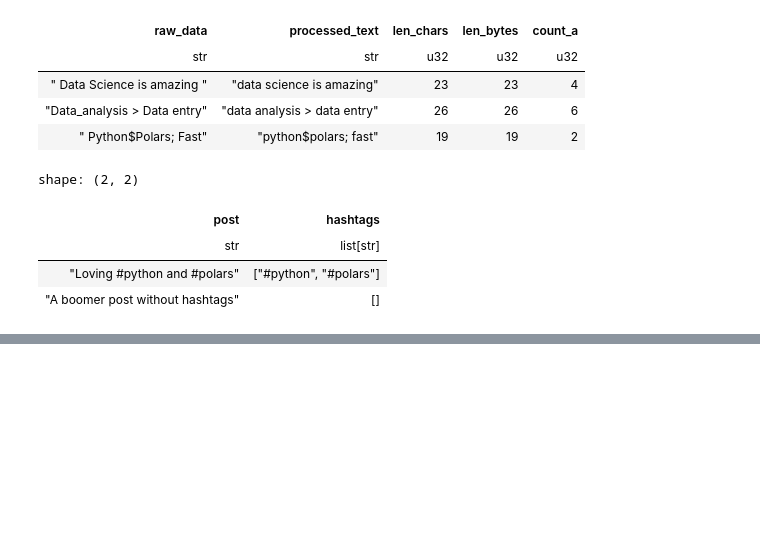
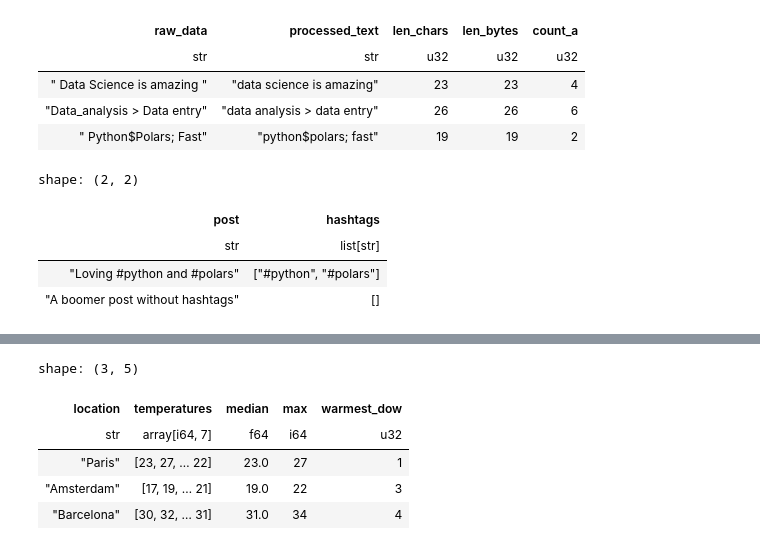
Before and after one commit to Sechi42/Polars, a Jupyter notebook: Chapter_12/Notebook_12.ipynb, the cells around one changed output, grey strips where cells are left out. Drawn from its saved outputs; the diff is of its cells as text; code cells hidden in the pictures; blank space fills up the shorter version.

```diff
--- a/Chapter_12/Notebook_12.ipynb
+++ b/Chapter_12/Notebook_12.ipynb
@@ -157,0 +686,20 @@ shape: (2, 2)
+# %%
+# Ejemplo reproducible: DataFrame con columna Array para temperaturas semanales por ciudad
+events = pl.DataFrame(
+    [
+        pl.Series(
+            "location", ["Paris", "Amsterdam", "Barcelona"], dtype=pl.String
+        ),
+        pl.Series(
+            "temperatures",
+            [
+                [23, 27, 21, 22, 24, 23, 22],
+                [17, 19, 15, 22, 18, 20, 21],
+                [30, 32, 28, 29, 34, 33, 31],
+            ],
+            dtype=pl.Array(pl.Int64, shape=7),
+        ),
+    ]
+)
+
+events
@@ -157,0 +713,13 @@ shape: (2, 2)
+# %%
+events.with_columns(
+    median=pl.col("temperatures").arr.median(),
+    max=pl.col("temperatures").arr.max(),
+    warmest_dow=pl.col("temperatures").arr.arg_max()
+)
+# %% [output]
+shape: (3, 5)
+| location | temperatures | median | max | warmest_dow |
+| str | array[i64, 7] | f64 | i64 | u32 |
+| "Paris" | [23, 27, … 22] | 23.0 | 27 | 1 |
+| "Amsterdam" | [17, 19, … 21] | 19.0 | 22 | 3 |
+| "Barcelona" | [30, 32, … 31] | 31.0 | 34 | 4 |
```
Also changed, not shown: parts of 51 cells of this notebook, 1 other file.
